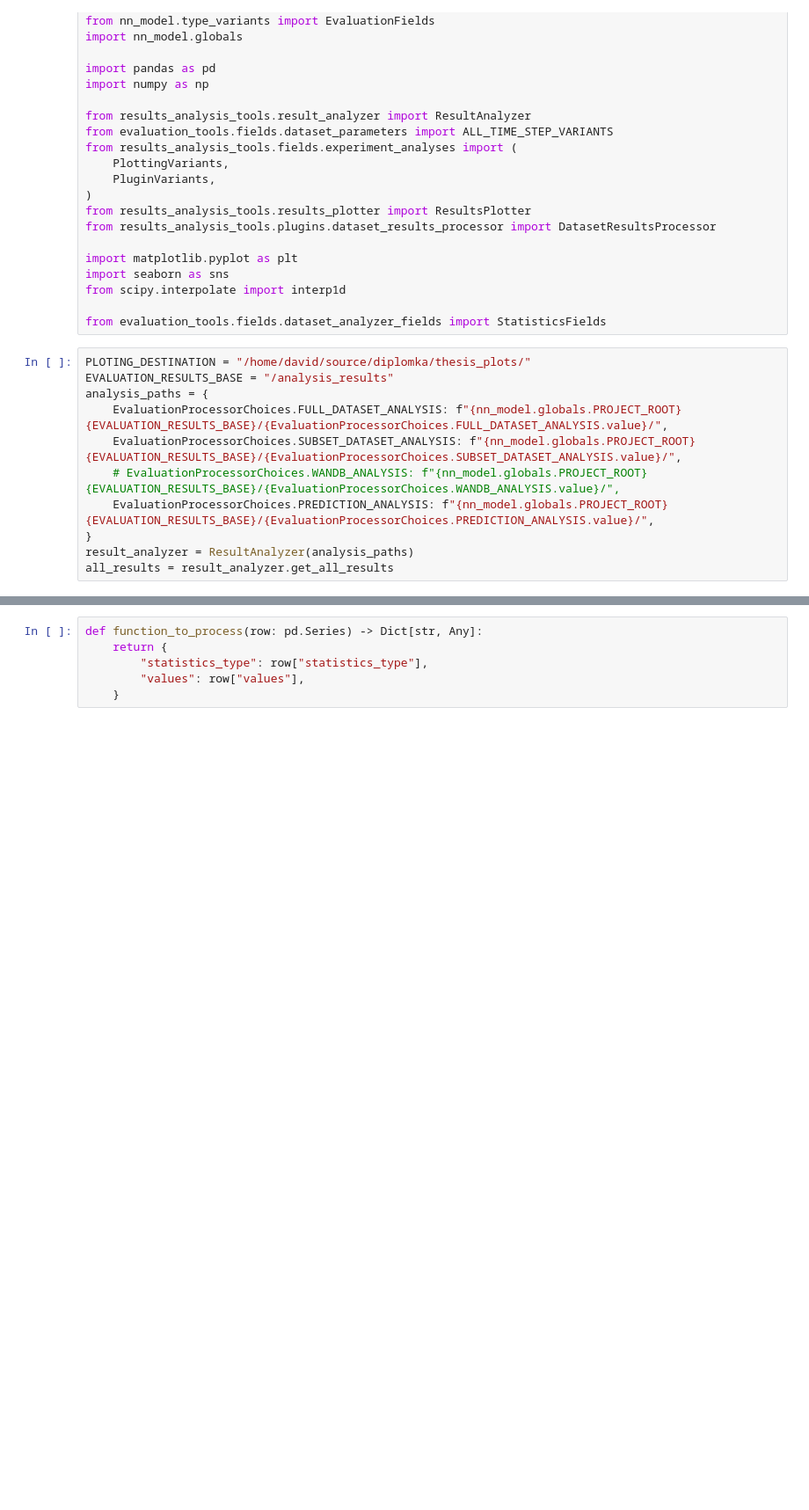
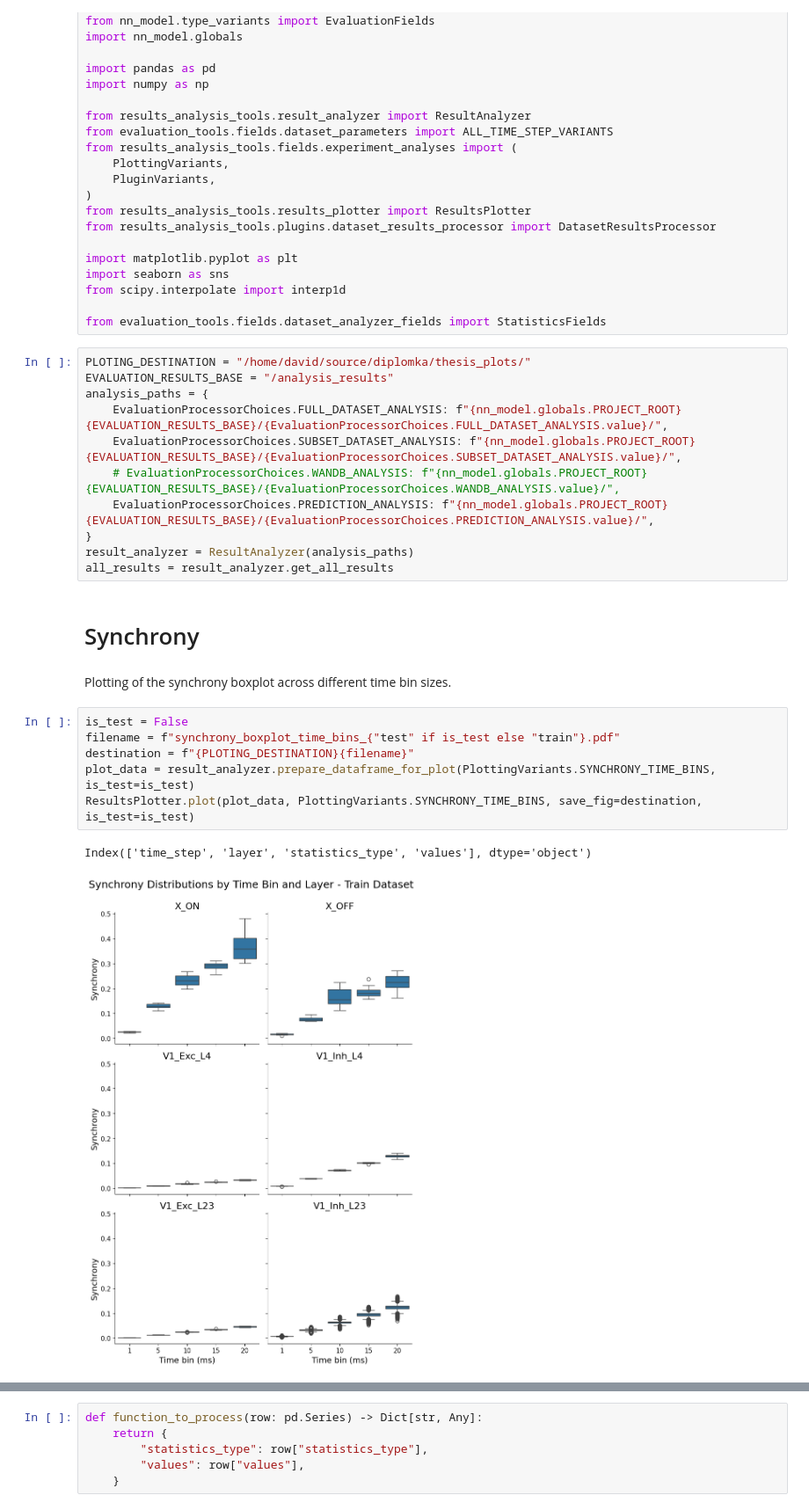
Before and after one commit to dbeinhauer/mcs-source, a Jupyter notebook: results_analysis_tools/analysis_overview.ipynb, the cells around one changed output, grey strips where cells are left out. Shown at 88% size. Drawn from its saved outputs; the diff is of its cells as text; blank space fills up the shorter version.

Commit message:
Synchrony analysis

```diff
--- a/results_analysis_tools/analysis_overview.ipynb
+++ b/results_analysis_tools/analysis_overview.ipynb
@@ -48,3 +48,16 @@ analysis_paths = {
 }
 result_analyzer = ResultAnalyzer(analysis_paths)
 all_results = result_analyzer.get_all_results
+# %% [markdown]
+# Synchrony
+# %% [markdown]
+Plotting of the synchrony boxplot across different time bin sizes.
+# %%
+is_test = False
+filename = f"synchrony_boxplot_time_bins_{"test" if is_test else "train"}.pdf"
+destination = f"{PLOTING_DESTINATION}{filename}"
+plot_data = result_analyzer.prepare_dataframe_for_plot(PlottingVariants.SYNCHRONY_TIME_BINS, is_test=is_test)
+ResultsPlotter.plot(plot_data, PlottingVariants.SYNCHRONY_TIME_BINS, save_fig=destination, is_test=is_test)
+# %% [output]
+Index(['time_step', 'layer', 'statistics_type', 'values'], dtype='object')
+[figure, added]
```
Also changed, not shown: parts of 12 cells of this notebook, 7 other files.
